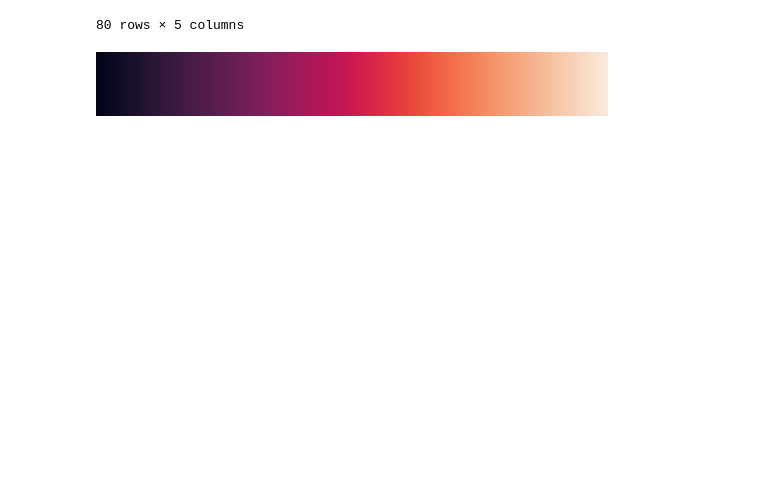
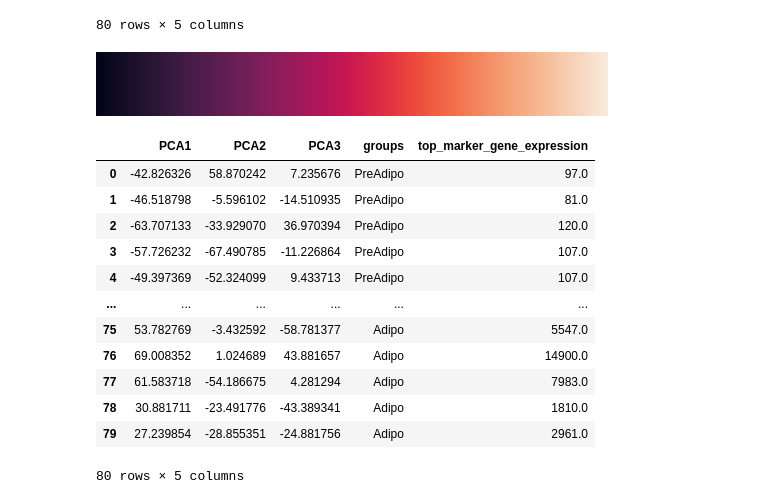
Before and after one commit to CamilleChallier/Transcriptomics_project, a Jupyter notebook: wesley.ipynb, the cells around one changed output. Saved outputs shown, nothing was run; the diff lists cells and outputs as text; code cells hidden in the pictures; blank space fills up the shorter version.

```diff
--- a/wesley.ipynb
+++ b/wesley.ipynb
@@ -478,4 +507,20 @@ cmap= sns.color_palette("rocket", as_cmap=True)
 cmap
 # %% [output]
 [figure]
+# %%
+pca_output_log_df
+# %% [output]
+|  | PCA1 | PCA2 | PCA3 | groups | top_marker_gene_expression |
+| 0 | -42.826326 | 58.870242 | 7.235676 | PreAdipo | 97.0 |
+| 1 | -46.518798 | -5.596102 | -14.510935 | PreAdipo | 81.0 |
+| 2 | -63.707133 | -33.929070 | 36.970394 | PreAdipo | 120.0 |
+| 3 | -57.726232 | -67.490785 | -11.226864 | PreAdipo | 107.0 |
+| 4 | -49.397369 | -52.324099 | 9.433713 | PreAdipo | 107.0 |
+| ... | ... | ... | ... | ... | ... |
+| 75 | 53.782769 | -3.432592 | -58.781377 | Adipo | 5547.0 |
+| 76 | 69.008352 | 1.024689 | 43.881657 | Adipo | 14900.0 |
+| 77 | 61.583718 | -54.186675 | 4.281294 | Adipo | 7983.0 |
+| 78 | 30.881711 | -23.491776 | -43.389341 | Adipo | 1810.0 |
+| 79 | 27.239854 | -28.855351 | -24.881756 | Adipo | 2961.0 |
+80 rows × 5 columns
 # %%
```
Also changed, not shown: parts of 13 cells of this notebook, 1 other file.
